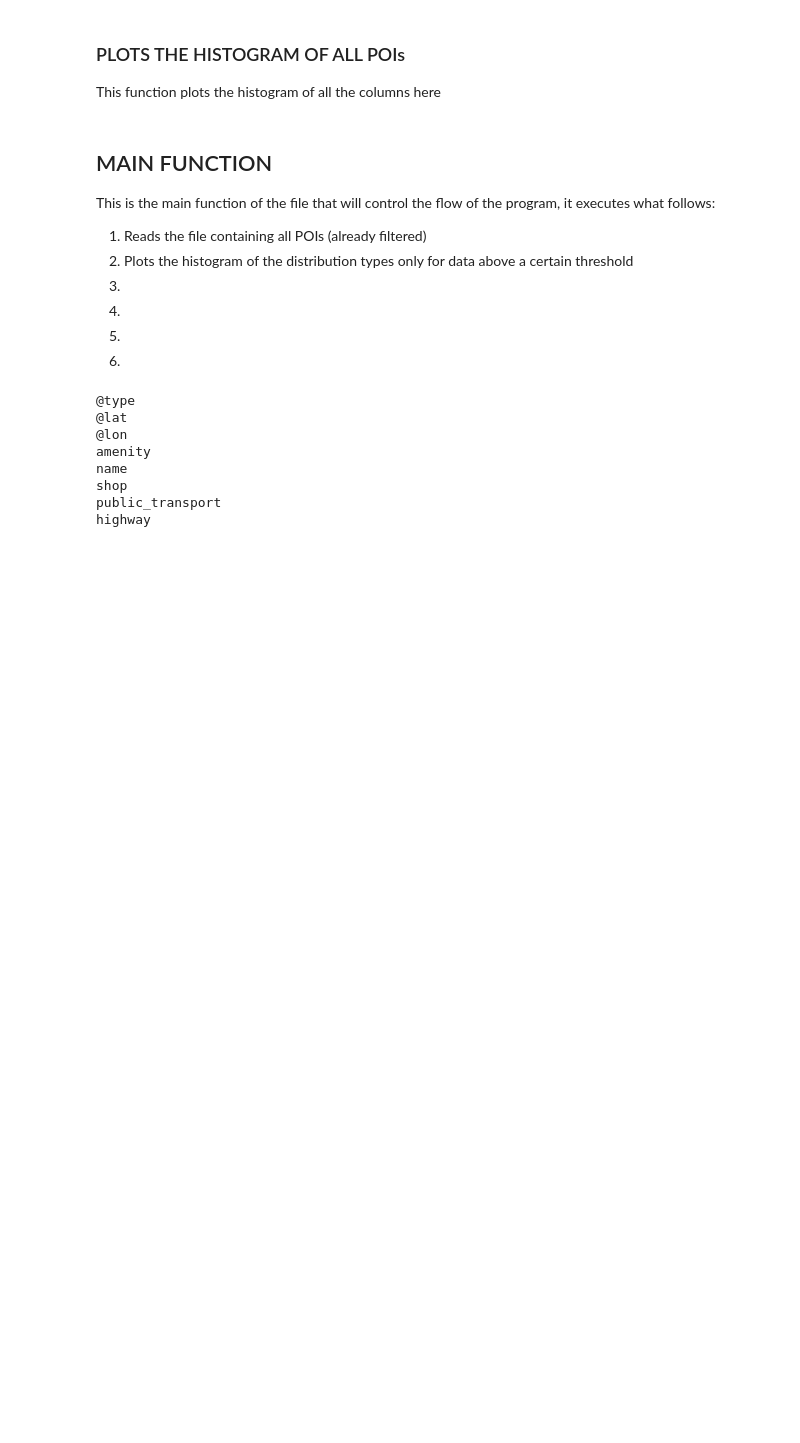
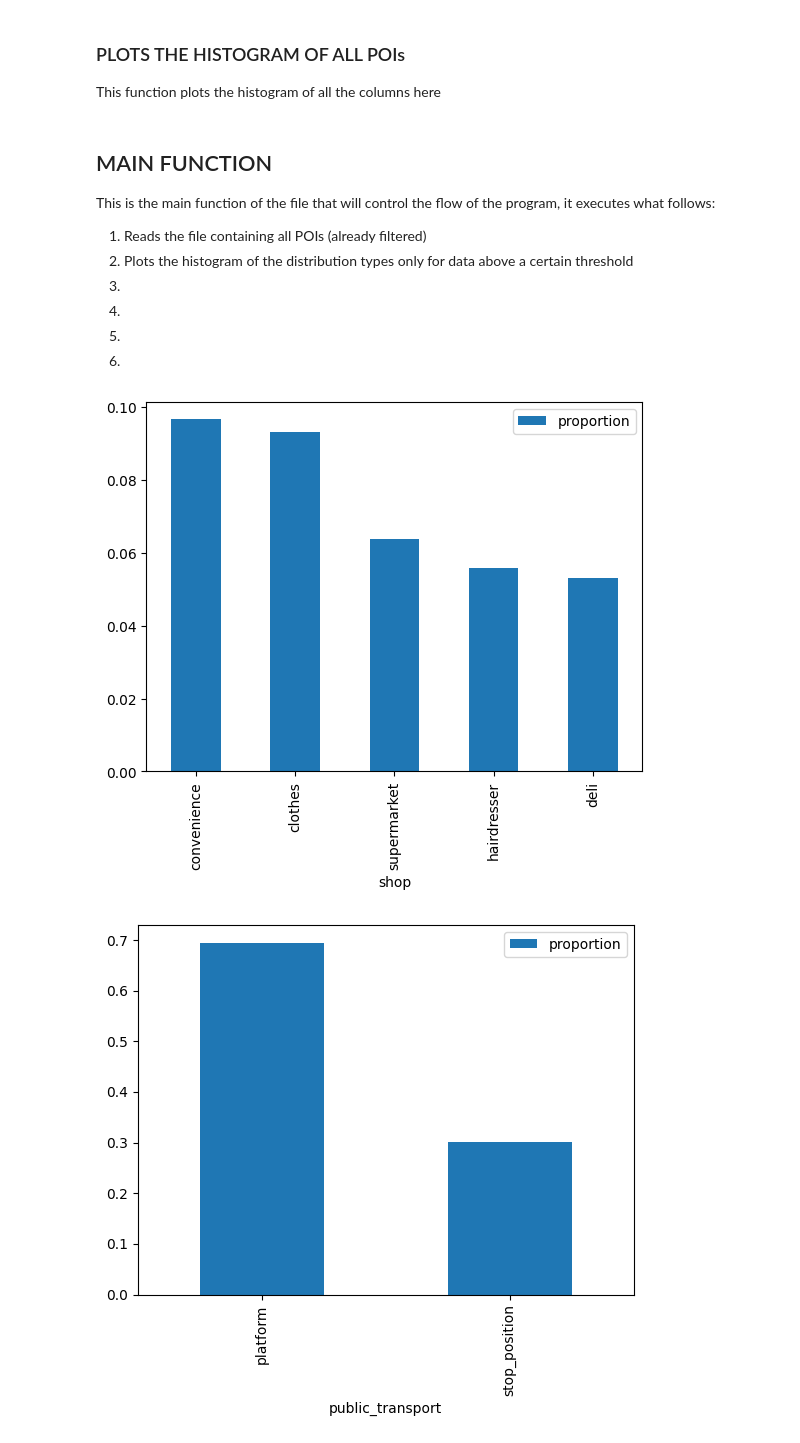
Before and after one commit to Nuzz23/01TWZSM_DataScienceLab, a Jupyter notebook: Lab/L05/E01/E01.ipynb, the cells around one changed output. Saved outputs shown, nothing was run; the diff lists cells and outputs as text; code cells hidden in the pictures; blank space fills up the shorter version.

Commit message:
added graphs

```diff
--- a/Lab/L05/E01/E01.ipynb
+++ b/Lab/L05/E01/E01.ipynb
@@ -3,11 +3,11 @@
 All the modules, constant, imports and libraries used
 # %%
 import pandas as pd
-import numpy as np
 
 FILE_INPUT_TSV = 'pois_all_info'
 INPUT_IDS = 'ny_municipality_pois_id.csv'
-PERCENTAGE_TO_PRINT_DATA = 0.20
+PERCENTAGE_TO_PRINT_DATA = 0.05
+CATEGORIES = {"amenity", 'public_transport', 'shop', 'highway'}
 # %% [markdown]
 ### READS THE MUNICIPALITY FILE
 Reads the file containing the id of all the elements inside the municipality of New York. <br>
@@ -76,9 +76,9 @@ def readPOIs(dataFile:str, POIsUnique:str)->pd.DataFrame:
 
 This function plots the histogram of all the columns here
 # %%
-def plotPOIHistogram(df:pd.DataFrame, percentage:float, columns:set[str])->None:
-    for i in columns:
-        print(i)
+def plotPOIHistogram(df:pd.DataFrame, percentage:float, columns:set[str]) -> None:
+    for item in list(columns):
+        pd.DataFrame(df.loc[:, item].value_counts(normalize=True)[df.loc[:, item].value_counts(normalize=True)>percentage]).plot.bar()
 # %% [markdown]
 ## MAIN FUNCTION
 This is the main function of the file that will control the flow of the program, it executes what follows:
@@ -93,16 +93,10 @@ This is the main function of the file that will control the flow of the program,
 # %%
 def main()->None:
     pois = readPOIs(FILE_INPUT_TSV, INPUT_IDS)
-    plotPOIHistogram(pois, PERCENTAGE_TO_PRINT_DATA,{"amenity", 'shop', 'public_transport', 'highway'})
+    plotPOIHistogram(pois, PERCENTAGE_TO_PRINT_DATA, CATEGORIES)
 
 
 main()
 # %% [output]
-@type
-@lat
-@lon
-amenity
-name
-shop
-public_transport
-highway
+[figure, added]
+[figure, added]
```
Also changed, not shown: parts of 1 cell of this notebook.
